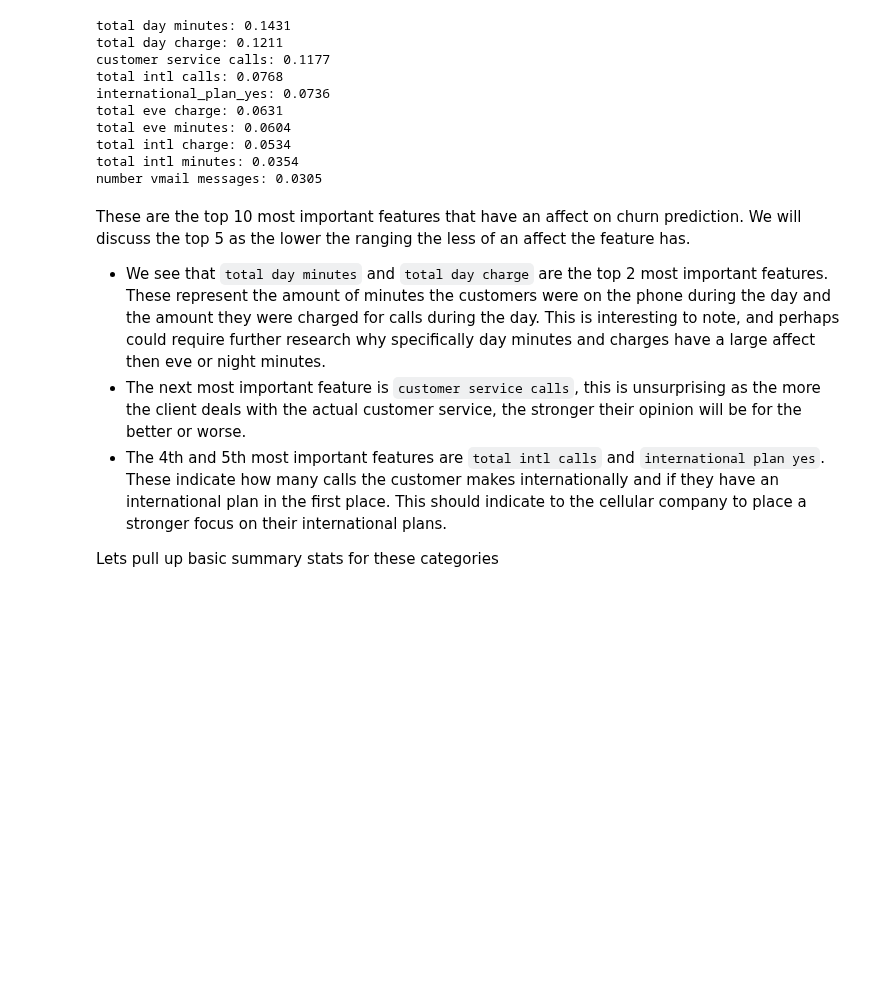
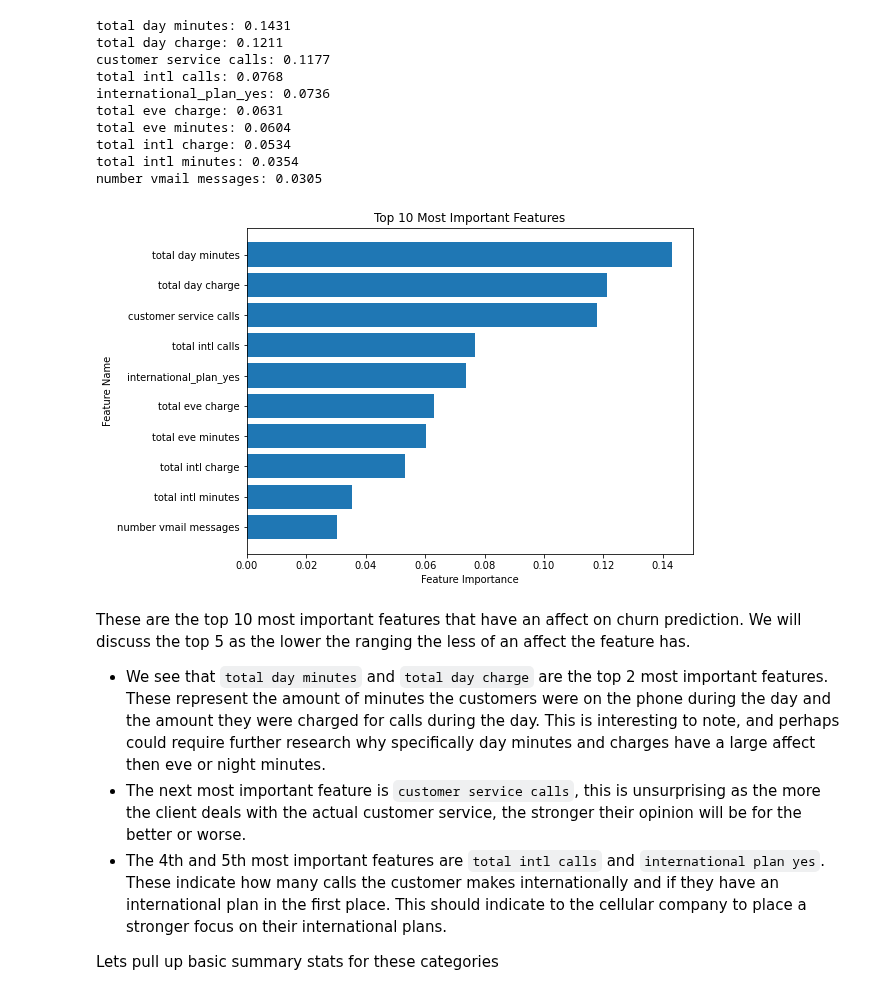
Before and after one commit to joshuaedelstein15/Telecom_churn, a Jupyter notebook: notebook.ipynb, the cells around one changed output. Drawn from its saved outputs; the diff is of its cells as text; code cells hidden in the pictures; blank space fills up the shorter version.

```diff
--- a/notebook.ipynb
+++ b/notebook.ipynb
@@ -1398,7 +1360,7 @@ param_grid = {
 }
 
 # Create GridSearchCV object
-grid_search = GridSearchCV(xgb, param_grid=param_grid, cv=5, n_jobs=-1)
+grid_search = GridSearchCV(xgb, param_grid=param_grid, cv=5, n_jobs=-1, scoring='f1')
 
 # Fit the GridSearchCV object on training data
 grid_search.fit(X_train_clean, y_train)
@@ -1520,6 +1490,24 @@ total eve minutes: 0.0604
 total intl charge: 0.0534
 total intl minutes: 0.0354
 number vmail messages: 0.0305
+# %%
+# create new variables based on the top 10 features and importances
+top_features = [x[0] for x in importances_sorted[:10]]
+top_importances = [x[1] for x in importances_sorted[:10]]
+
+# create a horizontal bar plot
+fig, ax = plt.subplots(figsize=(8, 6))
+ax.barh(top_features, top_importances)
+
+# set plot title and axis labels
+ax.set_title('Top 10 Most Important Features')
+ax.set_xlabel('Feature Importance')
+ax.set_ylabel('Feature Name')
+
+# invert the y-axis so that the features are listed in descending order
+ax.invert_yaxis();
+# %% [output]
+[figure, added]
 # %% [markdown]
 These are the top 10 most important features that have an affect on churn prediction. We will discuss the top 5 as the lower the ranging the less of an affect the feature has.
 - We see that `total day minutes` and `total day charge` are the top 2 most important features. These represent the amount of minutes the customers were on the phone during the day and the amount they were charged for calls during the day. This is interesting to note, and perhaps could require further research why specifically day minutes and charges have a large affect then eve or night minutes.
```
Also changed, not shown: parts of 61 cells of this notebook.
